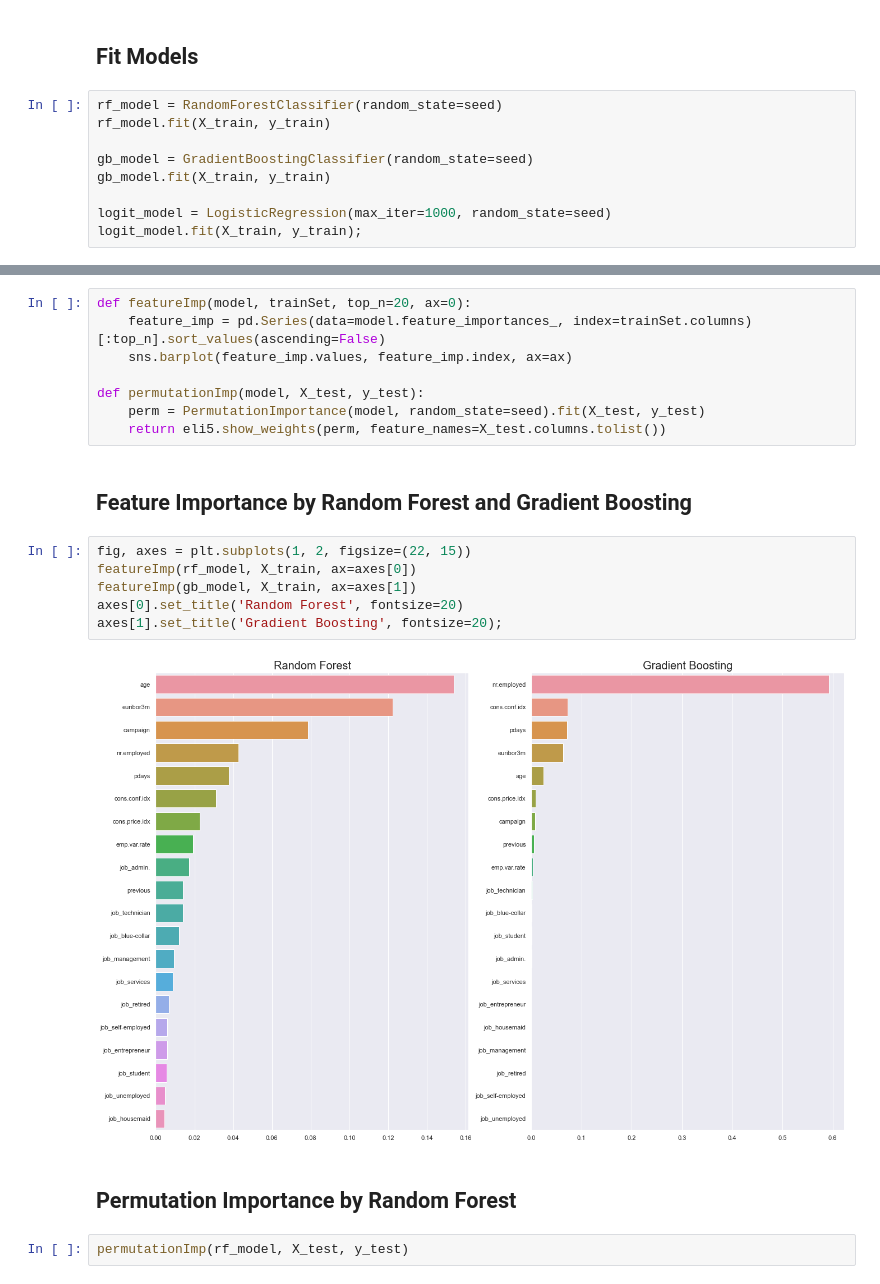
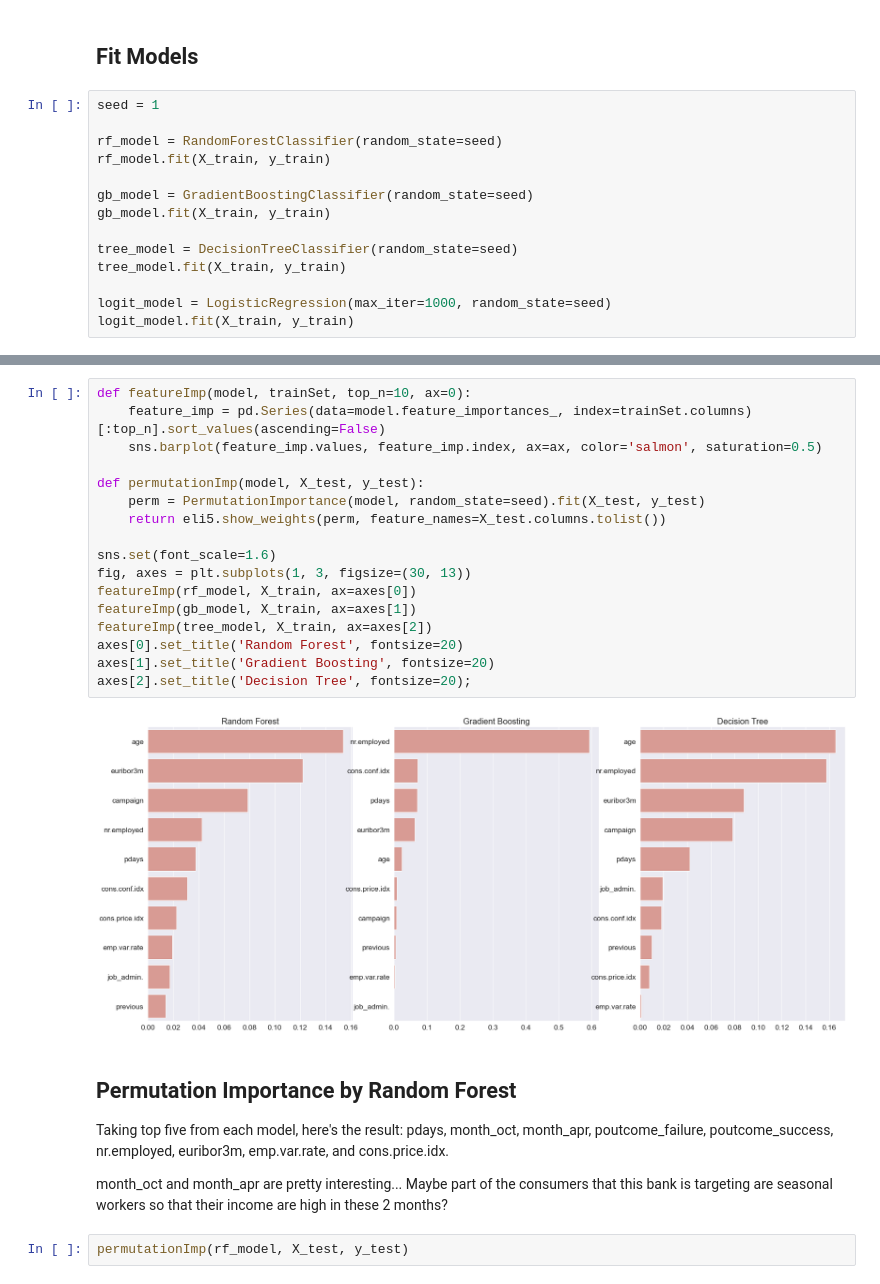
Before and after one commit to markczhang/domain_knowledge_machine_learning_approach, a Jupyter notebook: bank marketing.ipynb, the cells around one changed output, grey strips where cells are left out. Cells and saved outputs as stored; diff of their text form.

```diff
--- a/bank marketing.ipynb
+++ b/bank marketing.ipynb
@@ -59,11 +60,16 @@ seed = 1;
 # %% [markdown]
 ## Fit Models
 # %%
+seed = 1
+
 rf_model = RandomForestClassifier(random_state=seed)
 rf_model.fit(X_train, y_train)
 
 gb_model = GradientBoostingClassifier(random_state=seed)
 gb_model.fit(X_train, y_train)
 
+tree_model = DecisionTreeClassifier(random_state=seed)
+tree_model.fit(X_train, y_train)
+
 logit_model = LogisticRegression(max_iter=1000, random_state=seed)
-logit_model.fit(X_train, y_train);
+logit_model.fit(X_train, y_train)
@@ -86,23 +114,29 @@ for i in range(0, 3):
 # %%
-def featureImp(model, trainSet, top_n=20, ax=0):
+def featureImp(model, trainSet, top_n=10, ax=0):
     feature_imp = pd.Series(data=model.feature_importances_, index=trainSet.columns)[:top_n].sort_values(ascending=False)
-    sns.barplot(feature_imp.values, feature_imp.index, ax=ax)
+    sns.barplot(feature_imp.values, feature_imp.index, ax=ax, color='salmon', saturation=0.5)
 
 def permutationImp(model, X_test, y_test):
     perm = PermutationImportance(model, random_state=seed).fit(X_test, y_test)
     return eli5.show_weights(perm, feature_names=X_test.columns.tolist())
+
+sns.set(font_scale=1.6)
+fig, axes = plt.subplots(1, 3, figsize=(30, 13))
+featureImp(rf_model, X_train, ax=axes[0])
+featureImp(gb_model, X_train, ax=axes[1])
+featureImp(tree_model, X_train, ax=axes[2])
+axes[0].set_title('Random Forest', fontsize=20)
+axes[1].set_title('Gradient Boosting', fontsize=20)
+axes[2].set_title('Decision Tree', fontsize=20);
+# %% [output]
+[figure, added]
-# %% [markdown]
-## Feature Importance by Random Forest and Gradient Boosting
-# %%
-fig, axes = plt.subplots(1, 2, figsize=(22, 15))
-featureImp(rf_model, X_train, ax=axes[0])
-featureImp(gb_model, X_train, ax=axes[1])
-axes[0].set_title('Random Forest', fontsize=20)
-axes[1].set_title('Gradient Boosting', fontsize=20);
-# %% [output]
-[figure, removed]
-# %% [markdown]
-## Permutation Importance by Random Forest
+# %% [markdown]
+## Permutation Importance by Random Forest
+
+Taking top five from each model, here's the result:
+pdays, month_oct, month_apr, poutcome_failure, poutcome_success, nr.employed, euribor3m, emp.var.rate, and cons.price.idx.
+
+month_oct and month_apr are pretty interesting... Maybe part of the consumers that this bank is targeting are seasonal workers so that their income are high in these 2 months?
 # %%
 permutationImp(rf_model, X_test, y_test)
 # %% [output]
```
Also changed, not shown: parts of 9 cells of this notebook.
